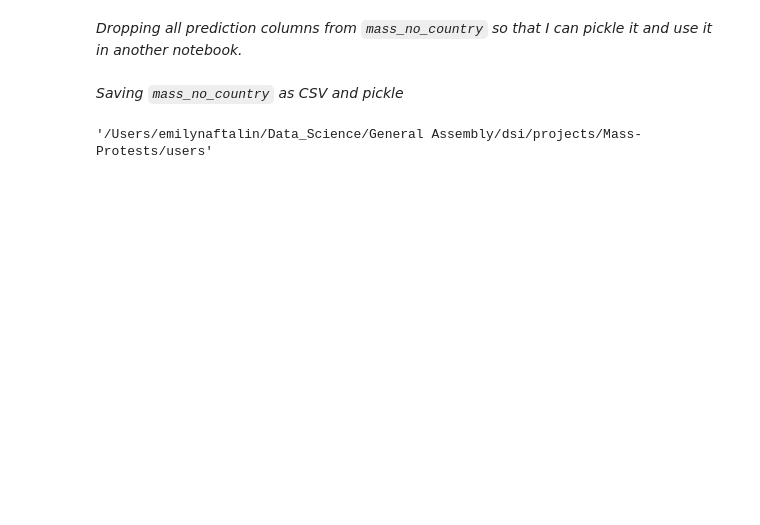
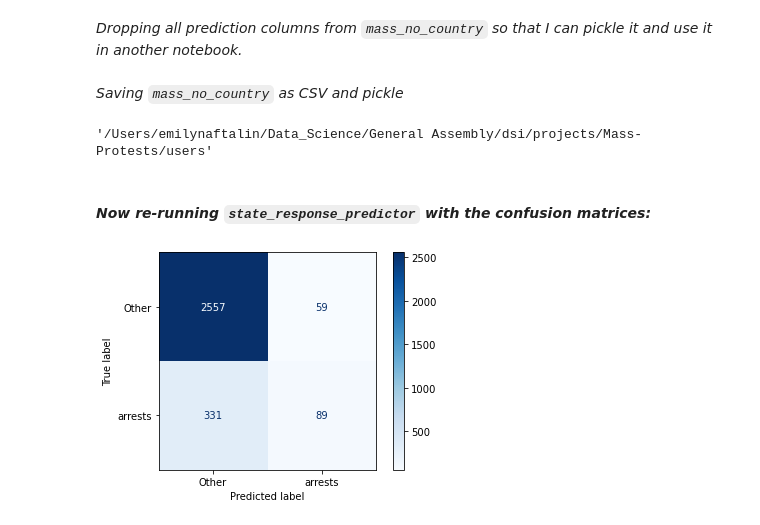
Before and after one commit to EmFib/Mass-Protests, a Jupyter notebook: users/consolidated_mass_logistic_regression.ipynb, the cells around one changed output. Saved outputs shown, nothing was run; the diff lists cells and outputs as text; code cells hidden in the pictures; blank space fills up the shorter version.

```diff
--- a/users/consolidated_mass_logistic_regression.ipynb
+++ b/users/consolidated_mass_logistic_regression.ipynb
@@ -663,3 +654,11 @@ pwd
 mass_no_country.to_csv('../data/03_mass_no_country.csv', index=False)
 # %%
 mass_no_country.to_pickle('../data/mass_no_country.pickle')
+# %% [markdown]
+#### _Now re-running `state_response_predictor` with the confusion matrices:_
+# %%
+mass_no_country['arrested_predicted'], mass_no_country['arrested_probability'], \
+f1_score_train, f1_score_test, precision_train, precision_test, recall_train, recall_test, cf_matrix = \
+state_response_predictor(mass_no_country, features, 'arrests', LogisticRegression_1)
+# %% [output]
+[figure, added]
```
Also changed, not shown: parts of 21 cells of this notebook, 1 other file.
